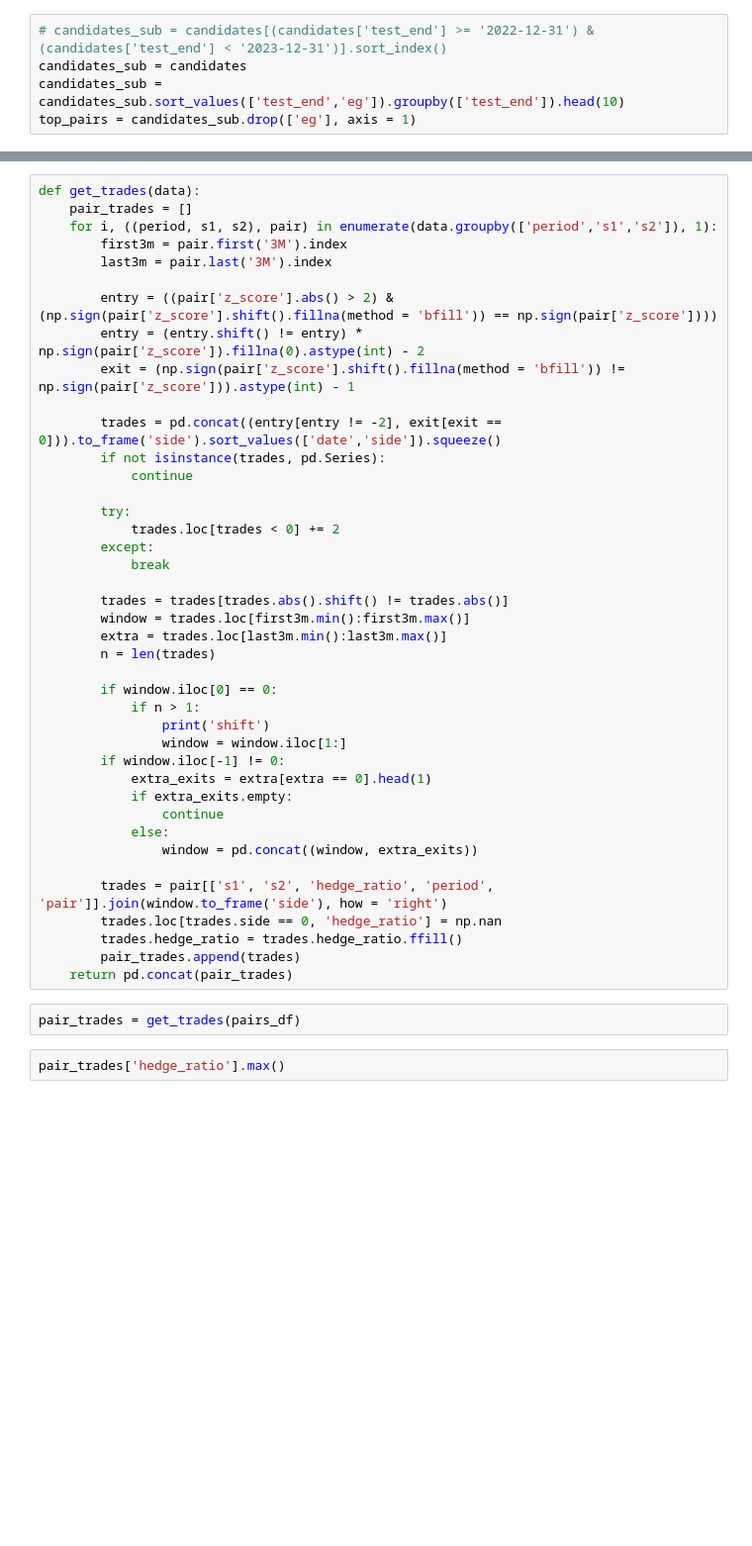
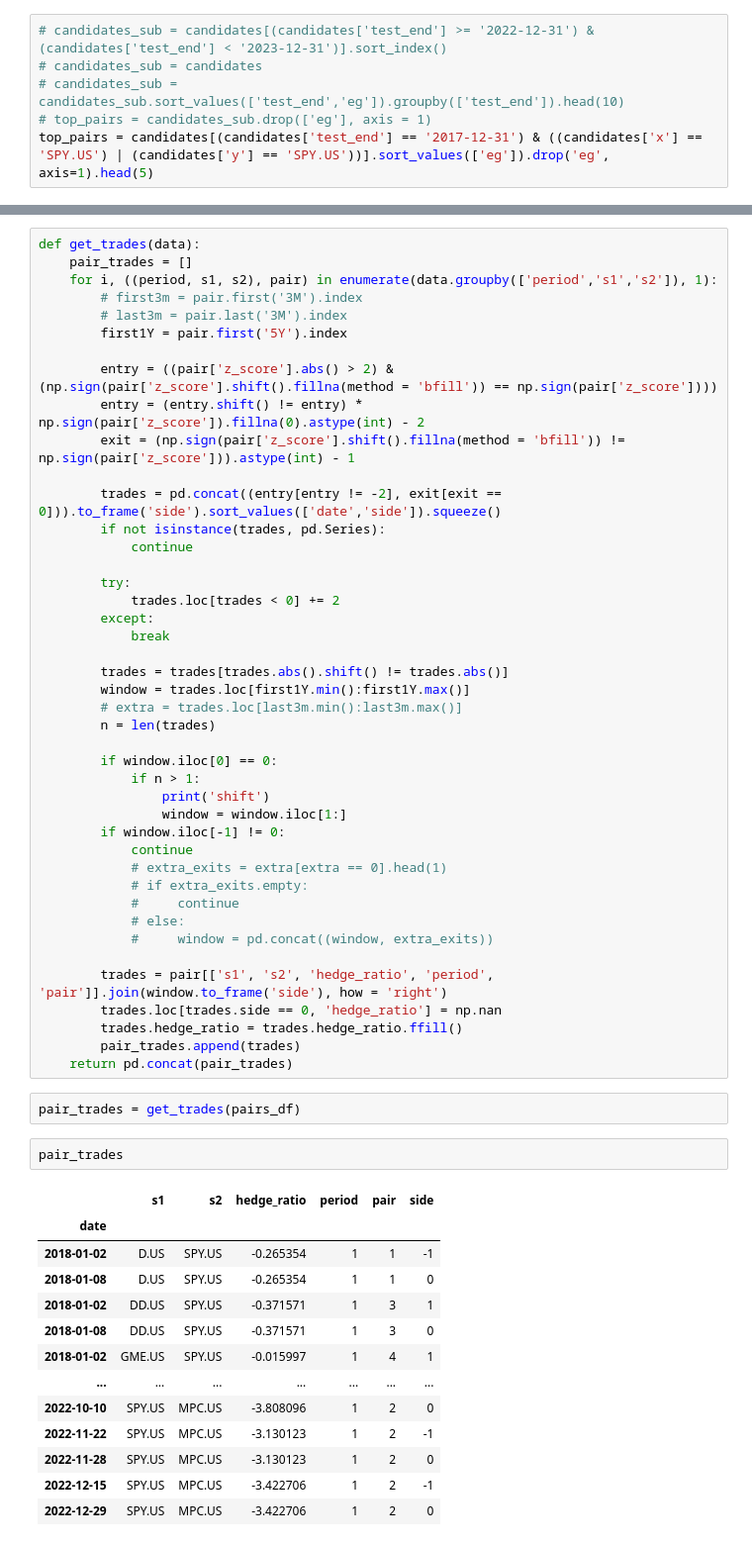
Before and after one commit to shankrith/pairs-trading, a Jupyter notebook: pairs_selection.ipynb, the cells around one changed output, grey strips where cells are left out. Shown at 99% size. Cells and saved outputs as stored; diff of their text form; blank space fills up the shorter version.

```diff
--- a/pairs_selection.ipynb
+++ b/pairs_selection.ipynb
@@ -38,8 +43,9 @@ Length: 25, dtype: datetime64[ns]
 # %%
 # candidates_sub = candidates[(candidates['test_end'] >= '2022-12-31') & (candidates['test_end'] < '2023-12-31')].sort_index()
-candidates_sub = candidates
-candidates_sub = candidates_sub.sort_values(['test_end','eg']).groupby(['test_end']).head(10)
-top_pairs = candidates_sub.drop(['eg'], axis = 1)
+# candidates_sub = candidates
+# candidates_sub = candidates_sub.sort_values(['test_end','eg']).groupby(['test_end']).head(10)
+# top_pairs = candidates_sub.drop(['eg'], axis = 1)
+top_pairs = candidates[(candidates['test_end'] == '2017-12-31') & ((candidates['x'] == 'SPY.US') | (candidates['y'] == 'SPY.US'))].sort_values(['eg']).drop('eg', axis=1).head(5)
 # %%
 pairs, half_lives = get_spread(top_pairs, pd.concat([etfs, stocks], axis = 1))
 pairs_df = pd.concat(pairs)
@@ -47,8 +53,9 @@ pairs_df = pd.concat(pairs)
 def get_trades(data):
     pair_trades = []
     for i, ((period, s1, s2), pair) in enumerate(data.groupby(['period','s1','s2']), 1):
-        first3m = pair.first('3M').index
-        last3m = pair.last('3M').index
+        # first3m = pair.first('3M').index
+        # last3m = pair.last('3M').index
+        first1Y = pair.first('5Y').index
 
         entry = ((pair['z_score'].abs() > 2) & (np.sign(pair['z_score'].shift().fillna(method = 'bfill')) == np.sign(pair['z_score'])))
         entry = (entry.shift() != entry) * np.sign(pair['z_score']).fillna(0).astype(int) - 2
@@ -64,8 +71,8 @@ def get_trades(data):
             break
 
         trades = trades[trades.abs().shift() != trades.abs()]
-        window = trades.loc[first3m.min():first3m.max()]
-        extra = trades.loc[last3m.min():last3m.max()]
+        window = trades.loc[first1Y.min():first1Y.max()]
+        # extra = trades.loc[last3m.min():last3m.max()]
         n = len(trades)
 
         if window.iloc[0] == 0:
@@ -73,11 +80,12 @@ def get_trades(data):
                 print('shift')
                 window = window.iloc[1:]
         if window.iloc[-1] != 0:
-            extra_exits = extra[extra == 0].head(1)
-            if extra_exits.empty:
-                continue
-            else:
-                window = pd.concat((window, extra_exits))
+            continue
+            # extra_exits = extra[extra == 0].head(1)
+            # if extra_exits.empty:
+            #     continue
+            # else:
+            #     window = pd.concat((window, extra_exits))
 
         trades = pair[['s1', 's2', 'hedge_ratio', 'period', 'pair']].join(window.to_frame('side'), how = 'right')
         trades.loc[trades.side == 0, 'hedge_ratio'] = np.nan
@@ -87,5 +95,18 @@ def get_trades(data):
 # %%
 pair_trades = get_trades(pairs_df)
 # %%
-pair_trades['hedge_ratio'].max()
+pair_trades
 # %% [output]
+|  | s1 | s2 | hedge_ratio | period | pair | side |
+| date |  |  |  |  |  |  |
+| 2018-01-02 | D.US | SPY.US | -0.265354 | 1 | 1 | -1 |
+| 2018-01-08 | D.US | SPY.US | -0.265354 | 1 | 1 | 0 |
+| 2018-01-02 | DD.US | SPY.US | -0.371571 | 1 | 3 | 1 |
+| 2018-01-08 | DD.US | SPY.US | -0.371571 | 1 | 3 | 0 |
+| 2018-01-02 | GME.US | SPY.US | -0.015997 | 1 | 4 | 1 |
+| ... | ... | ... | ... | ... | ... | ... |
+| 2022-10-10 | SPY.US | MPC.US | -3.808096 | 1 | 2 | 0 |
+| 2022-11-22 | SPY.US | MPC.US | -3.130123 | 1 | 2 | -1 |
+| 2022-11-28 | SPY.US | MPC.US | -3.130123 | 1 | 2 | 0 |
+| 2022-12-15 | SPY.US | MPC.US | -3.422706 | 1 | 2 | -1 |
+| 2022-12-29 | SPY.US | MPC.US | -3.422706 | 1 | 2 | 0 |
```
Also changed, not shown: parts of 5 cells of this notebook, 3 other files.
